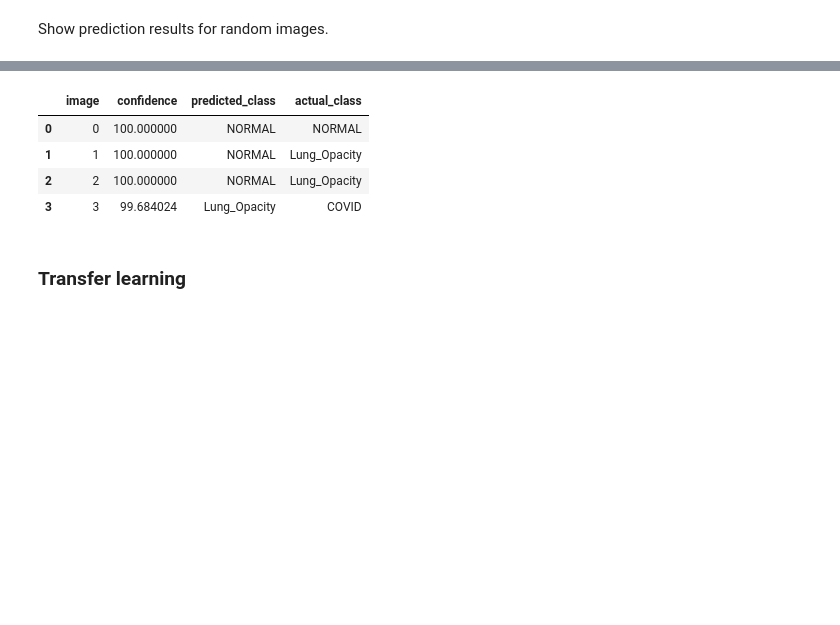
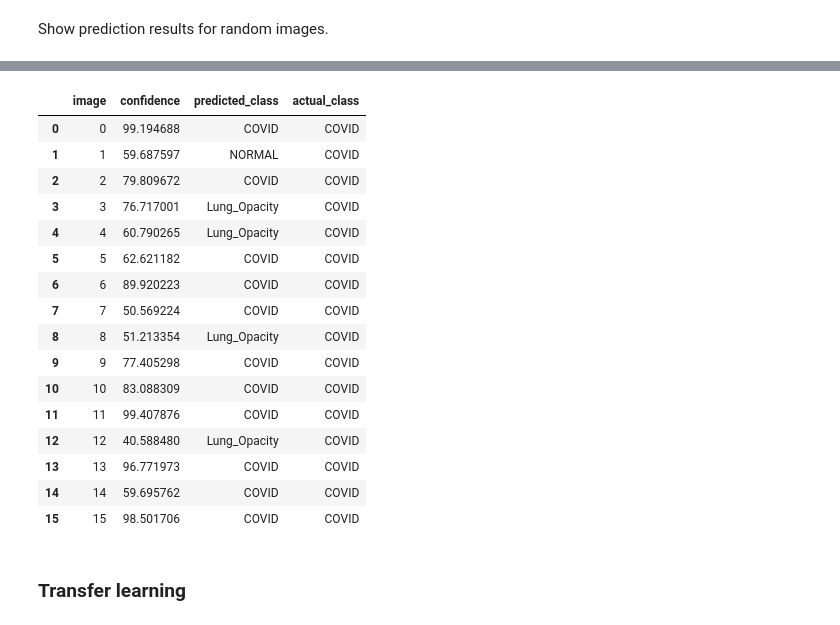
Before and after one commit to rehabaam/ds_covid19_project, a Jupyter notebook: notebooks/3.5_Supervised_Advanced_Models_masked_lungs_multi_classes.ipynb, the cells around one changed output, grey strips where cells are left out. Cells and saved outputs as stored; diff of their text form; code cells hidden in the pictures; blank space fills up the shorter version.

```diff
--- a/notebooks/3.5_Supervised_Advanced_Models_masked_lungs_multi_classes.ipynb
+++ b/notebooks/3.5_Supervised_Advanced_Models_masked_lungs_multi_classes.ipynb
@@ -15,17 +15,17 @@ sys.path.append("../")
 # %% [markdown]
 ## Loading packages and dependencies
 # %%
-from src.preprocessing.image_augmentor import generate_augmented_images
+from src.preprocessing.image_augmentor import load_dataset_images
 from src.models.build_model import train_advanced_supervised_model, evaluate_model
 from src.visualization.visualizer import show_grad_cam_cnn, get_predication_output,show_loss_accuracy_report, show_confusion_matrix_report
 
 # Path to the raw data and preprocessed data
-raw_data_dir = '../data/raw/dataset/masked_images'
+raw_data_dir ='../data/raw/dataset/masked_images_dataset'
 store_images_dir = '../reports/images/grad_cam'
 IMG_SIZE = 256  # Resize images to IMG_SIZExIMG_SIZE pixels
-batch_size = 32
+batch_size = 16
 # %% [markdown]
 ## Extracting features from images
 # %%
-train_data, val_data, class_weight_dict = generate_augmented_images(raw_data_dir, (IMG_SIZE, IMG_SIZE), batch_size)
+train_data, val_data, class_weight_dict = load_dataset_images(raw_data_dir, (IMG_SIZE, IMG_SIZE), batch_size)
 # %% [output]
@@ -48,5 +71,7 @@ Computed Class Weights:{0: 1.4632734185966125, 1: 0.8800935550935551, 2: 0.51916
 * Not easily interpretable.
 # %%
 # Train the model
-cnn_model, cnn_history = train_advanced_supervised_model(train_data, val_data, IMG_SIZE, 50, 4, class_weight_dict, model_type='CNN', classification_type='categorical')
+cnn_model, cnn_history = train_advanced_supervised_model(train_data, val_data, IMG_SIZE, 300, 4, None,
+                                                         filter_layers=[32, 64, 128, 256, 512], conv2d_layers=4, dense_layers=[128, 32],
+                                                         attention=True, aspp=True, model_type='CNN', classification_type='categorical')
 # %% [output]
@@ -141,3 +159,7 @@ images, labels = next(val_data)
+# %%
+val_iter = iter(val_data)
+class_names = val_data.class_names
+images, labels =next(val_iter)
 # %% [markdown]
 Model interpretation with GradCam for random validation images is saved to `reports/images/grad_cam`.
 # %%
@@ -145,5 +167,5 @@ show_grad_cam_cnn(images[:4], cnn_model, class_names, labels, save_dir=store_ima
 # %% [markdown]
 Show prediction results for random images.
 # %%
-display(get_predication_output(images[:4], cnn_model, class_names, labels).head(10))
+display(get_predication_output(images[:100], cnn_model, class_names, labels).head(100))
 # %% [output]
@@ -154,8 +188,20 @@ display(get_predication_output(images[:4], cnn_model, class_names, labels).head(
 |  | image | confidence | predicted_class | actual_class |
-| 0 | 0 | 100.000000 | NORMAL | NORMAL |
-| 1 | 1 | 100.000000 | NORMAL | Lung_Opacity |
-| 2 | 2 | 100.000000 | NORMAL | Lung_Opacity |
-| 3 | 3 | 99.684024 | Lung_Opacity | COVID |
+| 0 | 0 | 99.194688 | COVID | COVID |
+| 1 | 1 | 59.687597 | NORMAL | COVID |
+| 2 | 2 | 79.809672 | COVID | COVID |
+| 3 | 3 | 76.717001 | Lung_Opacity | COVID |
+| 4 | 4 | 60.790265 | Lung_Opacity | COVID |
+| 5 | 5 | 62.621182 | COVID | COVID |
+| 6 | 6 | 89.920223 | COVID | COVID |
+| 7 | 7 | 50.569224 | COVID | COVID |
+| 8 | 8 | 51.213354 | Lung_Opacity | COVID |
+| 9 | 9 | 77.405298 | COVID | COVID |
+| 10 | 10 | 83.088309 | COVID | COVID |
+| 11 | 11 | 99.407876 | COVID | COVID |
+| 12 | 12 | 40.588480 | Lung_Opacity | COVID |
+| 13 | 13 | 96.771973 | COVID | COVID |
+| 14 | 14 | 59.695762 | COVID | COVID |
+| 15 | 15 | 98.501706 | COVID | COVID |
 # %% [markdown]
 ### Transfer learning
 # %% [markdown]
```
Also changed, not shown: parts of 16 cells of this notebook, 33 other files.
